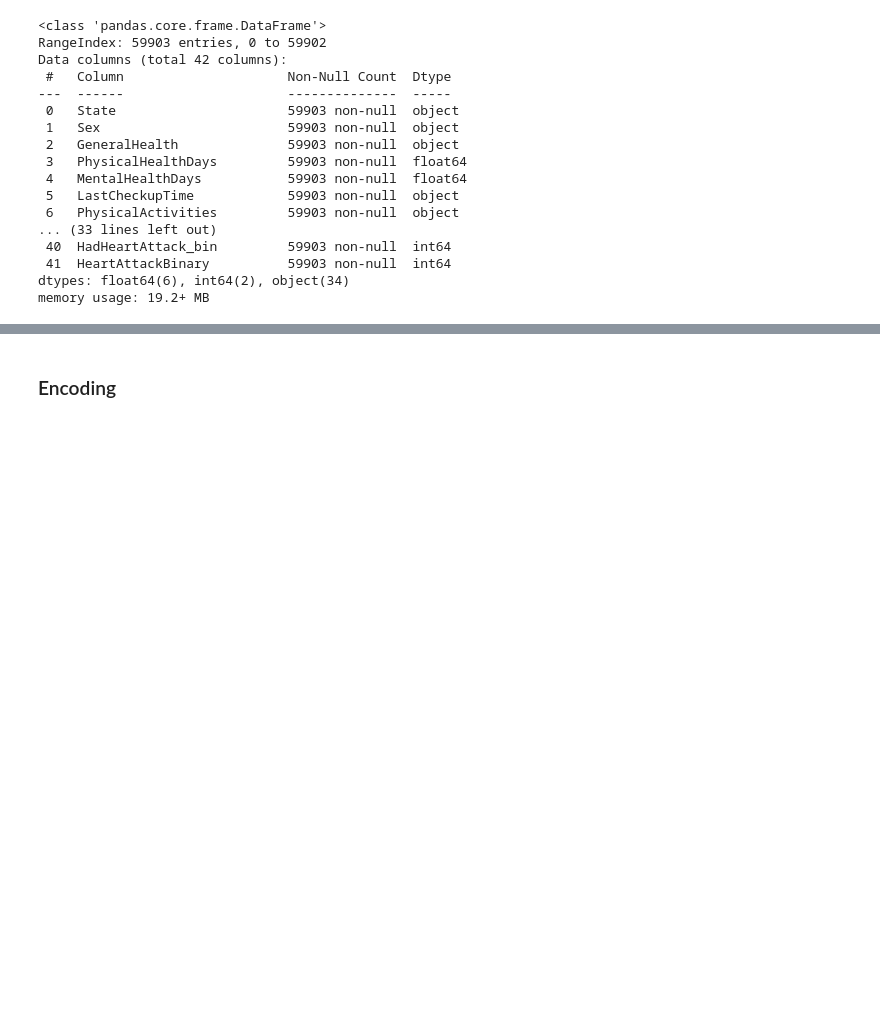
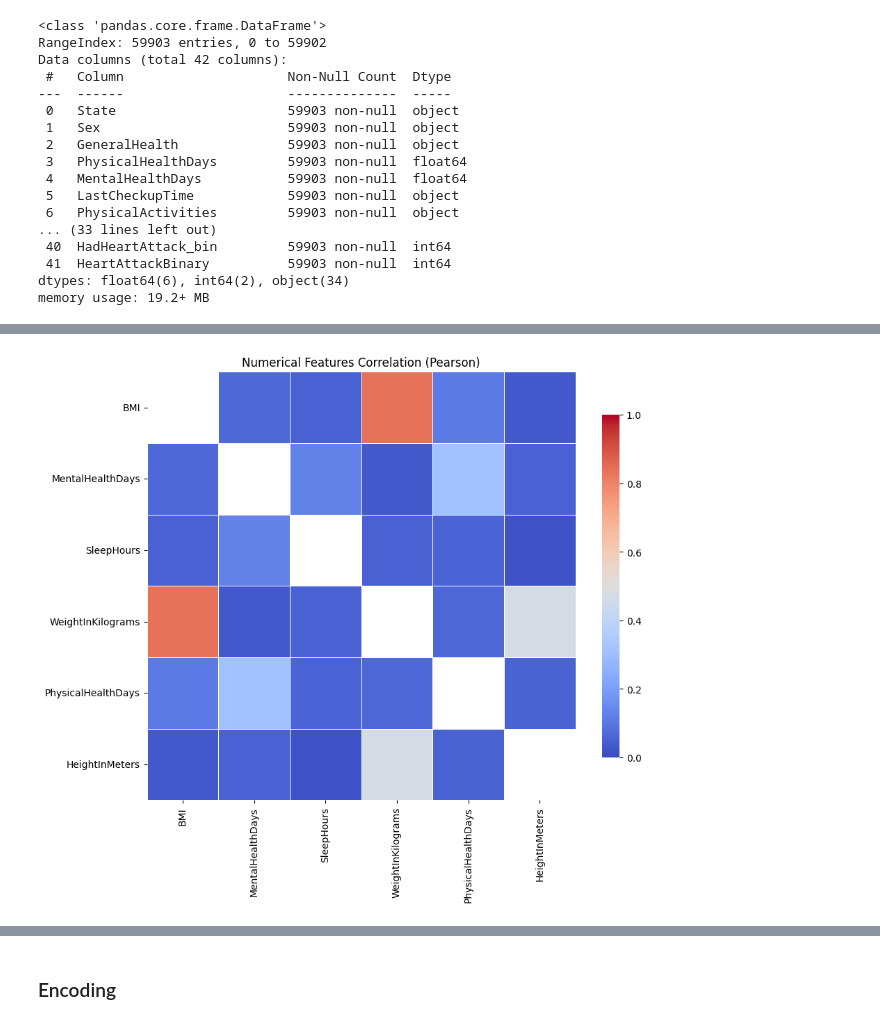
Before and after one commit to MaxChiu1122/ML-Project-with-Cathay-Life, a Jupyter notebook: notebooks/02_feature_engineering.ipynb, the cells around one changed output, grey strips where cells are left out. Saved outputs shown, nothing was run; the diff lists cells and outputs as text; code cells hidden in the pictures; blank space fills up the shorter version.

```diff
--- a/notebooks/02_feature_engineering.ipynb
+++ b/notebooks/02_feature_engineering.ipynb
@@ -31,6 +31,7 @@ df.sample(5)
 5 rows × 42 columns
 # %%
 df.info()
+df = df.drop(columns = ["HadHeartAttack_bin", "HeartAttackBinary"])
 # %% [output]
 <class 'pandas.core.frame.DataFrame'>
 RangeIndex: 59903 entries, 0 to 59902
@@ -53,0 +55,95 @@ memory usage: 19.2+ MB
+# %%
+import pandas as pd
+import numpy as np
+import seaborn as sns
+import matplotlib.pyplot as plt
+from scipy.stats import pointbiserialr, chi2_contingency
+
+# === 計算 Cramér's V (類別變數之間) ===
+def cramers_v(x, y):
+    confusion_matrix = pd.crosstab(x, y)
+    if confusion_matrix.shape[0] < 2 or confusion_matrix.shape[1] < 2:
+        return 0.0
+    chi2, _, _, _ = chi2_contingency(confusion_matrix)
+    n = confusion_matrix.sum().sum()
+    r, k = confusion_matrix.shape
+    phi2 = chi2 / n
+    return np.sqrt(phi2 / min(k - 1, r - 1)) if min(k - 1, r - 1) > 0 else 0.0
+
+# === 計算 Point Biserial Correlation (數值與類別) ===
+def point_biserial(x, y):
+    try:
+        corr, _ = pointbiserialr(x, y)
+        return abs(corr)
+    except Exception:
+        return np.nan
+
+# === 特徵分類 ===
+cat_cols = df.select_dtypes(include=["object", "category"]).columns.tolist()
+num_cols = df.select_dtypes(include=["int64", "float64"]).columns.tolist()
+
+# === 計算特徵之間的相關係數 ===
+cat_corr = {}  # 類別變數之間的 Cramér's V
+num_corr = {}  # 數值變數之間的 Pearson 相關係數
+mix_corr = {}  # 數值與類別變數之間的 Point Biserial 相關係數
+
+# === 計算類別變數之間的相關係數 (Cramér's V) ===
+for i, col1 in enumerate(cat_cols):
+    for col2 in cat_cols[i+1:]:
+        v = cramers_v(df[col1], df[col2])
+        cat_corr[(col1, col2)] = v
+
+# === 計算數值變數之間的相關係數 (Pearson) ===
+for i, col1 in enumerate(num_cols):
+    for col2 in num_cols[i+1:]:
+        try:
+            corr = df[col1].corr(df[col2], method='pearson')
+            num_corr[(col1, col2)] = abs(corr)
+        except Exception:
+            num_corr[(col1, col2)] = np.nan
+
+# === 計算數值變數與類別變數之間的相關係數 (Point Biserial) ===
+for col1 in cat_cols:
+    for col2 in num_cols:
+        try:
+            x = df[col2].astype(float)
+            y = pd.factorize(df[col1])[0]
+            corr = point_biserial(x, y)
+            if not np.isnan(corr):
+                mix_corr[(col1, col2)] = corr
+        except Exception:
+            mix_corr[(col1, col2)] = np.nan
+
+# === 將相關係數轉為 DataFrame 格式 ===
+def dict_to_matrix(corr_dict):
+    cols = list(set([key[0] for key in corr_dict.keys()] + [key[1] for key in corr_dict.keys()]))
+    matrix = pd.DataFrame(np.nan, index=cols, columns=cols)
+    for (col1, col2), value in corr_dict.items():
+        matrix.loc[col1, col2] = value
+        matrix.loc[col2, col1] = value  # 對稱矩陣
+    return matrix
+
+# 轉換相關係數字典為 DataFrame
+num_corr_df = dict_to_matrix(num_corr)
+cat_corr_df = dict_to_matrix(cat_corr)
+mix_corr_df = dict_to_matrix(mix_corr)
+
+# === 繪製相關係數熱力圖 (無數字標註) ===
+def plot_heatmap(corr_df, title):
+    plt.figure(figsize=(10, 8))
+    sns.heatmap(corr_df, cmap='coolwarm', vmin=0, vmax=1, linewidths=0.5, square=True, cbar_kws={"shrink": 0.8})
+    plt.title(title)
+    plt.show()
+
+# 數值變數相關係數熱力圖
+print("\n📊 數值變數之間的相關係數熱力圖（Pearson）:")
+plot_heatmap(num_corr_df, "Numerical Features Correlation (Pearson)")
+
+# 類別變數相關係數熱力圖
+print("\n📊 類別變數之間的相關係數熱力圖（Cramér's V）:")
+plot_heatmap(cat_corr_df, "Categorical Features Correlation (Cramér's V)")
+
+# 數值與類別變數之間的相關係數熱力圖
+print("\n📊 數值與類別變數之間的相關係數熱力圖（Point Biserial）:")
+plot_heatmap(mix_corr_df, "Numerical-Categorical Features Correlation (Point Biserial)")
+# %% [output]
@@ -53,0 +151 @@ memory usage: 19.2+ MB
+[figure, added]
```
Also changed, not shown: parts of 15 cells of this notebook.
